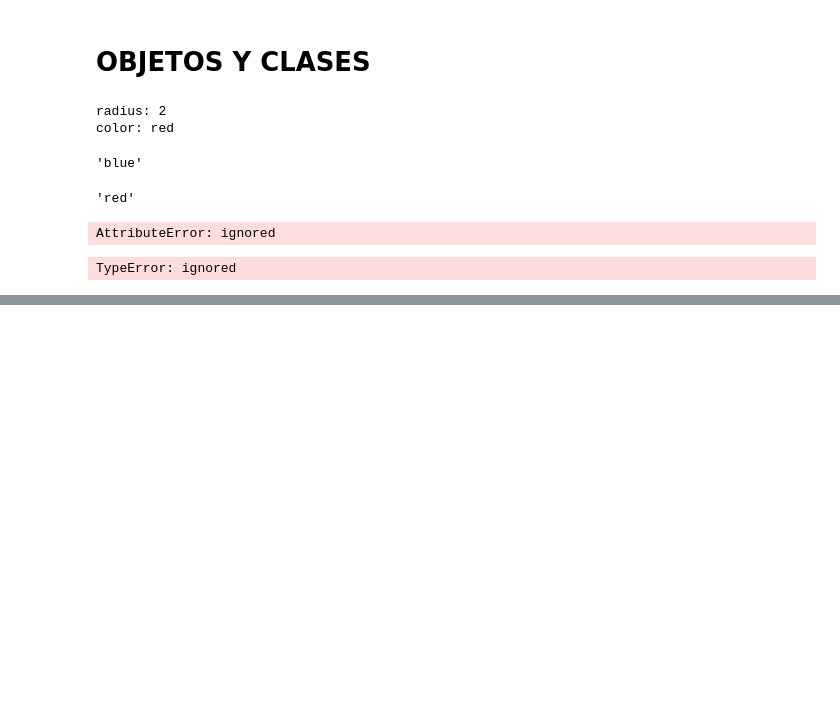
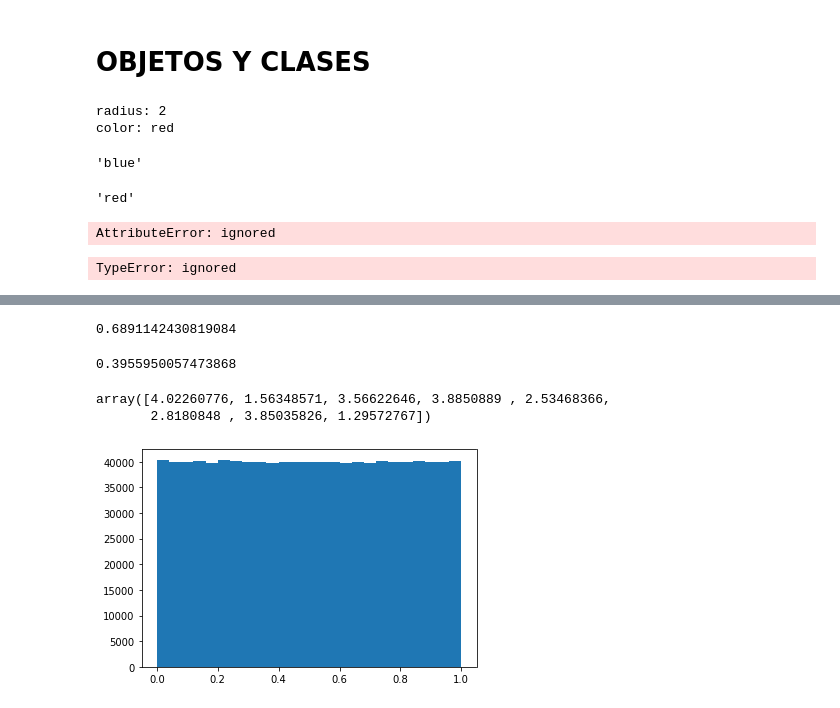
Before and after one commit to yober1315/colab, a Jupyter notebook: PythonxDataScience.ipynb, the cells around one changed output, grey strips where cells are left out. Saved outputs shown, nothing was run; the diff lists cells and outputs as text; code cells hidden in the pictures; blank space fills up the shorter version.

```diff
--- a/PythonxDataScience.ipynb
+++ b/PythonxDataScience.ipynb
@@ -406,0 +411,4 @@ TypeError: ignored
+# %%
+random.random()
+# %% [output]
+0.6891142430819084
@@ -406,0 +417,14 @@ TypeError: ignored
+# %%
+np.random.uniform()
+# %% [output]
+0.3955950057473868
+# %%
+np.random.uniform(1,5,8)
+# %% [output]
+array([4.02260776, 1.56348571, 3.56622646, 3.8850889 , 2.53468366,
+       2.8180848 , 3.85035826, 1.29572767])
+# %%
+import matplotlib.pyplot as plt
+_ = plt.hist(np.random.random(1_000_000), bins = 25)
+# %% [output]
+[figure, added]
```
Also changed, not shown: parts of 15 cells of this notebook.
